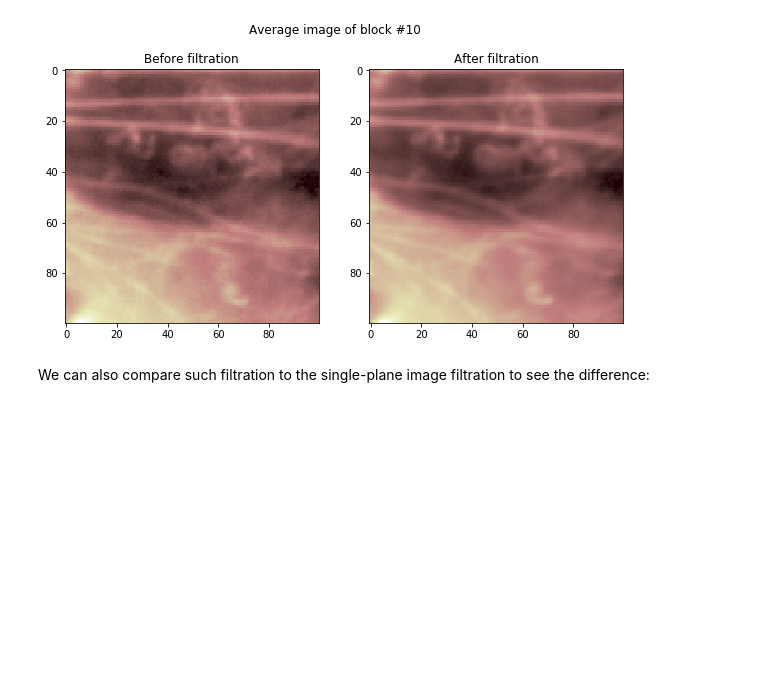
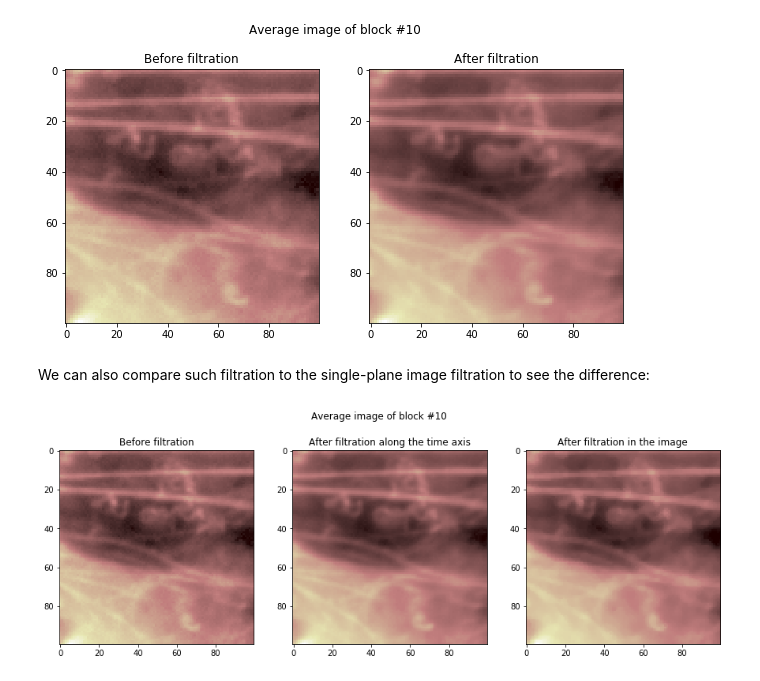
Before and after one commit to xiyuyi-at-LLNL/pysofi, a Jupyter notebook: Notebooks/E2_NoiseFiltration.ipynb, the cells around one changed output. Drawn from its saved outputs; the diff is of its cells as text; code cells hidden in the pictures; blank space fills up the shorter version.

```diff
--- a/Notebooks/E2_NoiseFiltration.ipynb
+++ b/Notebooks/E2_NoiseFiltration.ipynb
@@ -204,3 +204,20 @@ plt.show()
 [figure]
 # %% [markdown]
 We can also compare such filtration to the single-plane image filtration to see the difference:
+# %%
+from scipy import ndimage
+im_med = ndimage.median_filter(ave_im_set['Block10.tif'], 3)
+
+fig, axs = plt.subplots(1, 3, figsize=(15, 5))
+fig.suptitle("Average image of block #10")
+axs[0].set_title('Before filtration')
+axs[0].imshow(ave_im_set['Block10.tif'][100:200, 100:200], cmap='pink')
+
+axs[1].set_title('After filtration along the time axis')
+axs[1].imshow(ave_im_filtered['Block9.tif'][100:200, 100:200], cmap='pink')
+
+axs[2].set_title('After filtration in the image')
+axs[2].imshow(im_med[100:200, 100:200], cmap='pink')
+plt.show()
+# %% [output]
+[figure, added]
```
